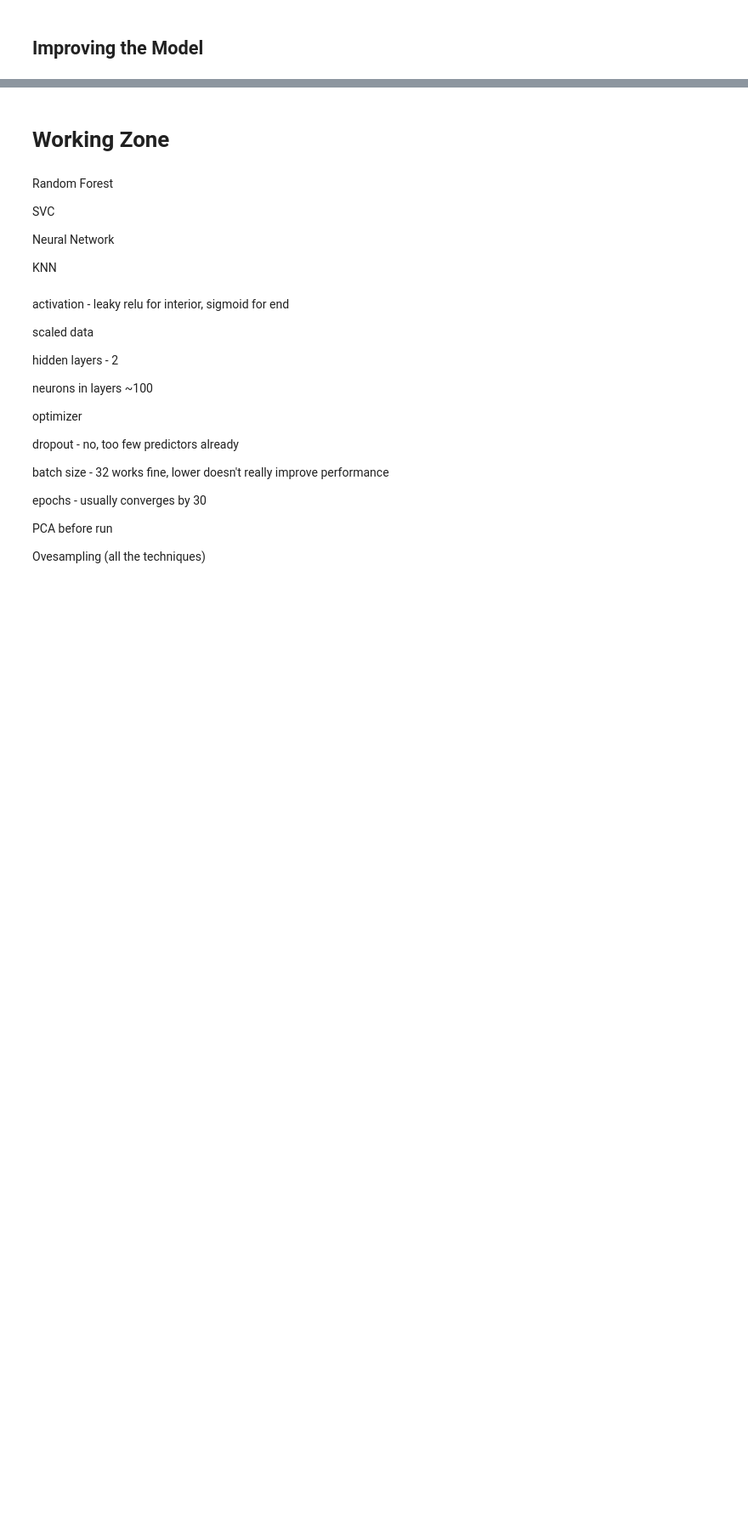
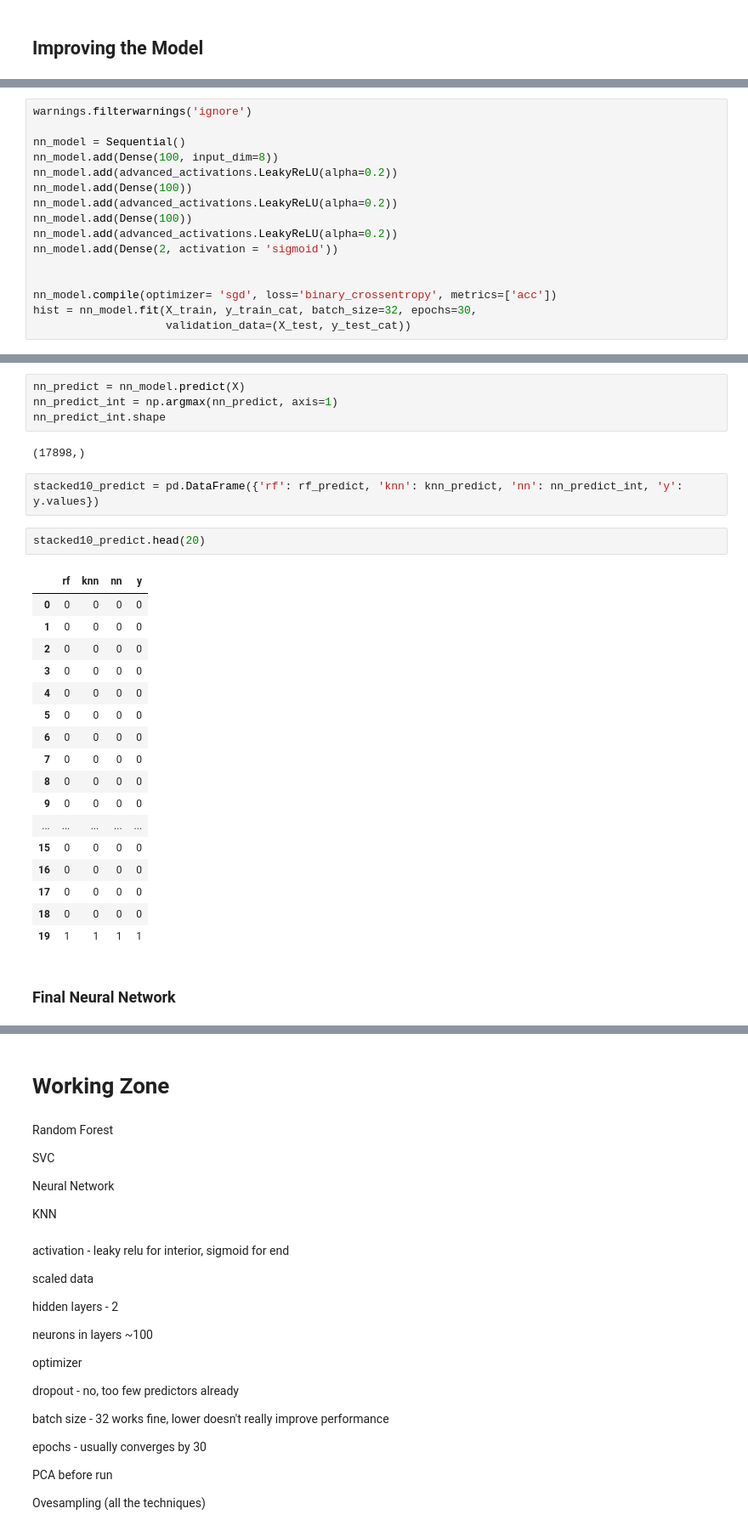
Before and after one commit to zapatos24/Pulsar_Star_Classification, a Jupyter notebook: jeremy-wip-notebook.ipynb, the cells around one changed output, grey strips where cells are left out. Shown: that part at 85% size. Cells and saved outputs as stored; diff of their text form; blank space fills up the shorter version.

Commit message:
after stacking ensemble models

```diff
--- a/jeremy-wip-notebook.ipynb
+++ b/jeremy-wip-notebook.ipynb
@@ -190,0 +361,16 @@ confusion_reporting(y.values, y_pred_bool)
+# %%
+warnings.filterwarnings('ignore')
+
+nn_model = Sequential()
+nn_model.add(Dense(100, input_dim=8))
+nn_model.add(advanced_activations.LeakyReLU(alpha=0.2))
+nn_model.add(Dense(100))
+nn_model.add(advanced_activations.LeakyReLU(alpha=0.2))
+nn_model.add(Dense(100))
+nn_model.add(advanced_activations.LeakyReLU(alpha=0.2))
+nn_model.add(Dense(2, activation = 'sigmoid'))
+
+
+nn_model.compile(optimizer= 'sgd', loss='binary_crossentropy', metrics=['acc'])
+hist = nn_model.fit(X_train, y_train_cat, batch_size=32, epochs=30,
+                    validation_data=(X_test, y_test_cat))
@@ -190,0 +395,30 @@ confusion_reporting(y.values, y_pred_bool)
+# %%
+nn_predict = nn_model.predict(X)
+nn_predict_int = np.argmax(nn_predict, axis=1)
+nn_predict_int.shape
+# %% [output]
+(17898,)
+# %%
+stacked10_predict = pd.DataFrame({'rf': rf_predict, 'knn': knn_predict, 'nn': nn_predict_int, 'y': y.values})
+# %%
+stacked10_predict.head(20)
+# %% [output]
+|  | rf | knn | nn | y |
+| 0 | 0 | 0 | 0 | 0 |
+| 1 | 0 | 0 | 0 | 0 |
+| 2 | 0 | 0 | 0 | 0 |
+| 3 | 0 | 0 | 0 | 0 |
+| 4 | 0 | 0 | 0 | 0 |
+| 5 | 0 | 0 | 0 | 0 |
+| 6 | 0 | 0 | 0 | 0 |
+| 7 | 0 | 0 | 0 | 0 |
+| 8 | 0 | 0 | 0 | 0 |
+| 9 | 0 | 0 | 0 | 0 |
+| ... | ... | ... | ... | ... |
+| 15 | 0 | 0 | 0 | 0 |
+| 16 | 0 | 0 | 0 | 0 |
+| 17 | 0 | 0 | 0 | 0 |
+| 18 | 0 | 0 | 0 | 0 |
+| 19 | 1 | 1 | 1 | 1 |
+# %% [markdown]
+### Final Neural Network
```
Also changed, not shown: parts of 31 cells of this notebook.
